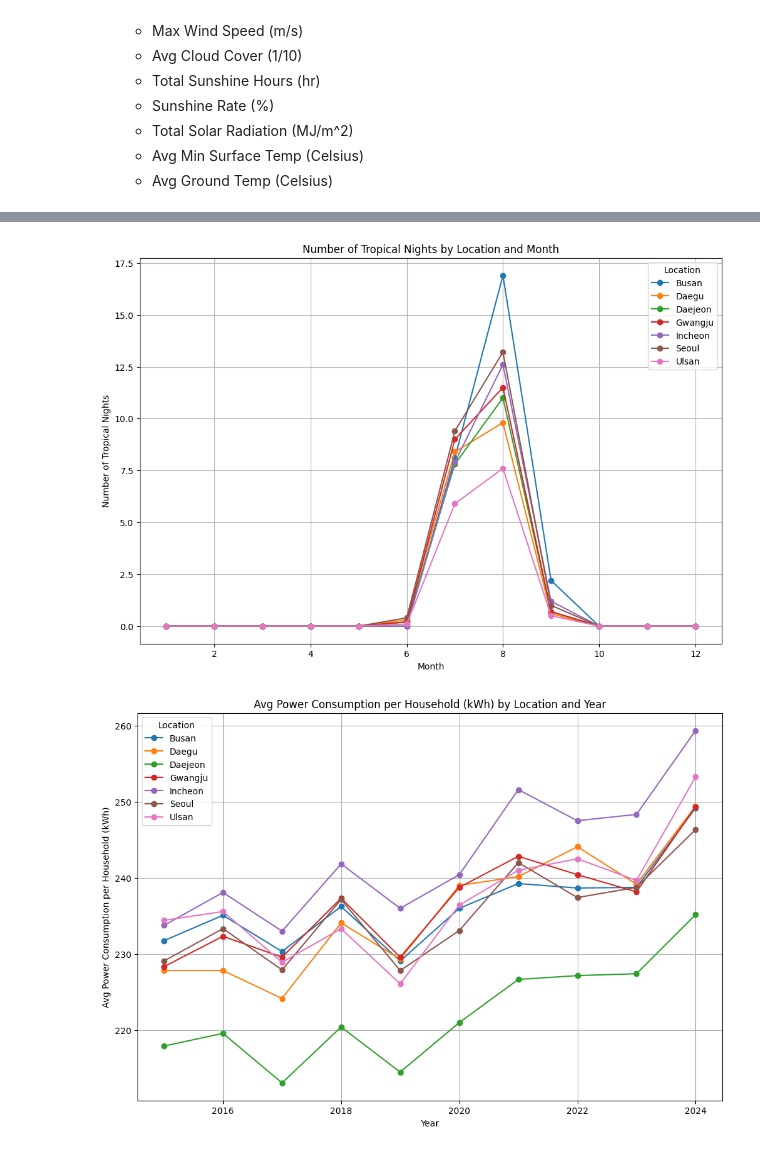
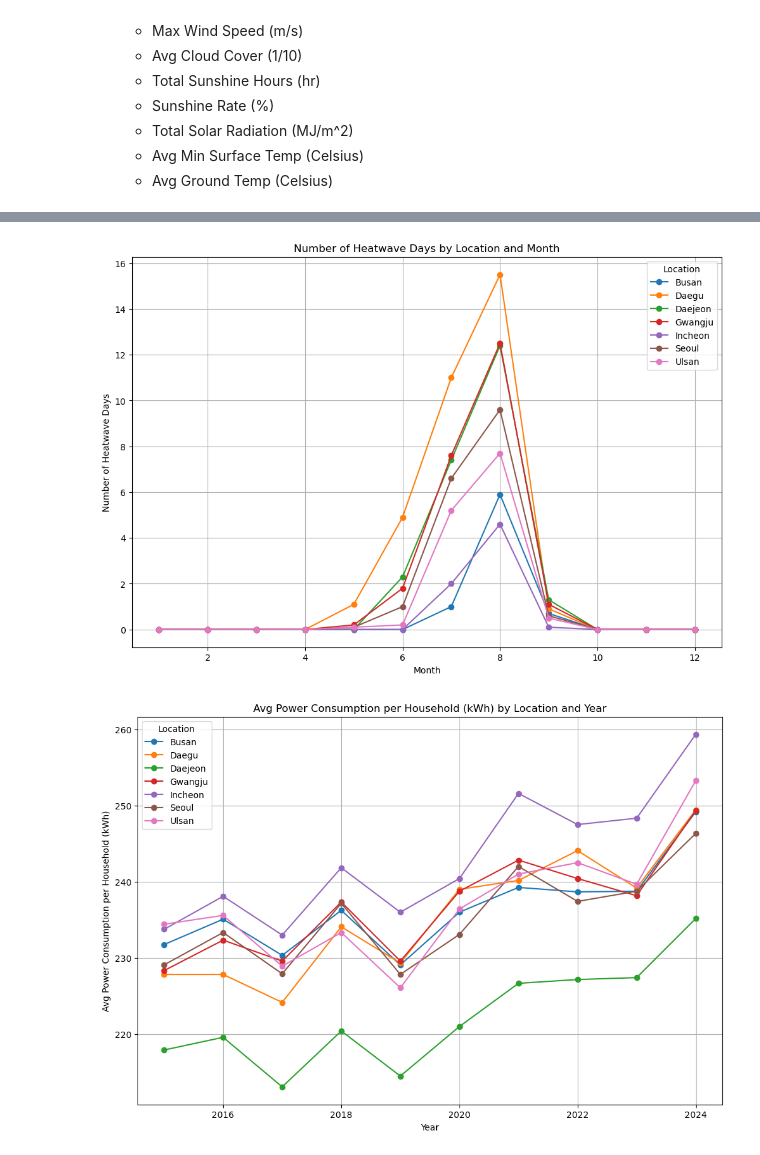
Before and after one commit to somnio-kimm/electricity_consumption_prediction, a Jupyter notebook: electricity_consumption_prediction.ipynb, the cells around one changed output, grey strips where cells are left out. Drawn from its saved outputs; the diff is of its cells as text; code cells hidden in the pictures.

```diff
--- a/electricity_consumption_prediction.ipynb
+++ b/electricity_consumption_prediction.ipynb
@@ -318,7 +305,7 @@ def dual_mean_plot(a: str,b: str, c='Month'):
 
 	plt.show()
 # %%
-def one_feature_two_group (a,b:str,c:str): #a: Main Category b:Subcategory c:feature ex)서울, 감수량,가구
+def one_feature_two_group (a: str, b: str, c: str): #a: Main Category b:Subcategory c:feature ex)서울, 감수량,가구
 	"""
 	Plots the mean of a single feature 'c' grouped by two categorical variables 'a' and 'b'.
 
@@ -446,7 +495,7 @@ plt.show()
 # %%
-one_feature_two_group('Location','Month','Number of Tropical Nights')
+one_feature_two_group('Location','Month','Number of Heatwave Days')
 # %% [output]
-[figure, old version]
+[figure, new version]
 # %%
 one_feature_two_group('Location','Year','Avg Power Consumption per Household (kWh)')
 # %% [output]
```
Also changed, not shown: parts of 51 cells of this notebook, 8 other files.
